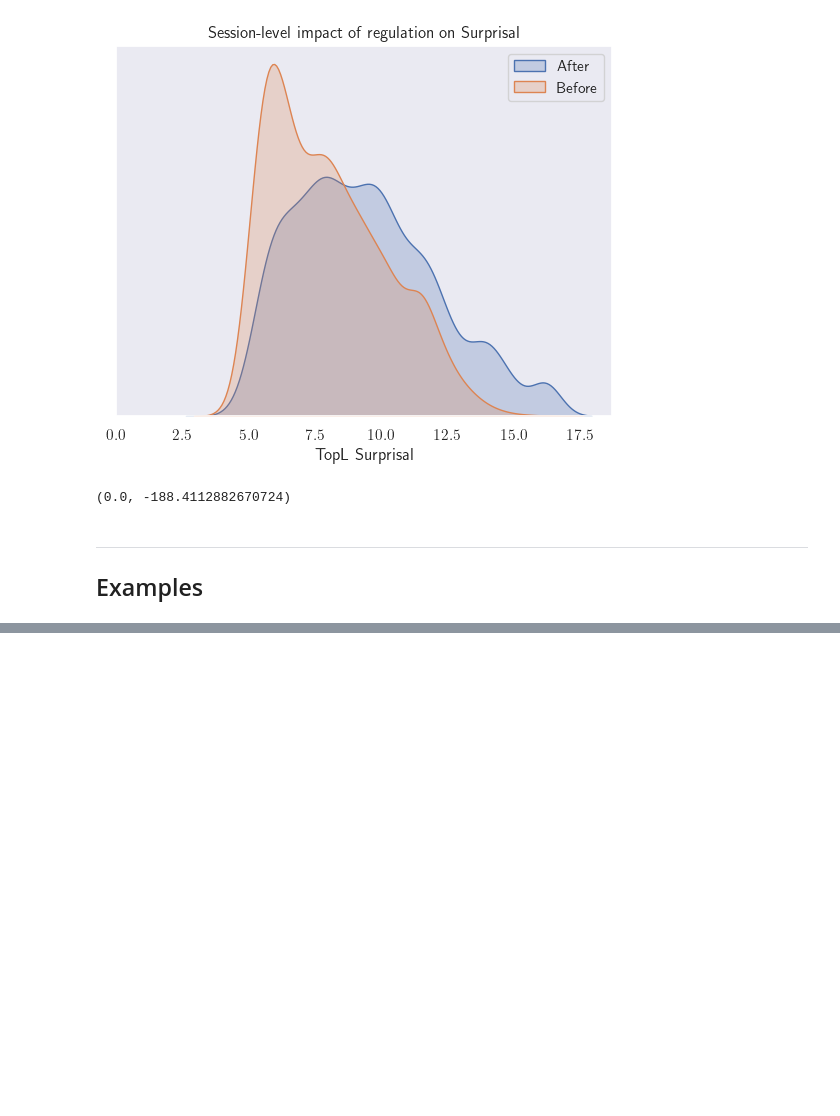
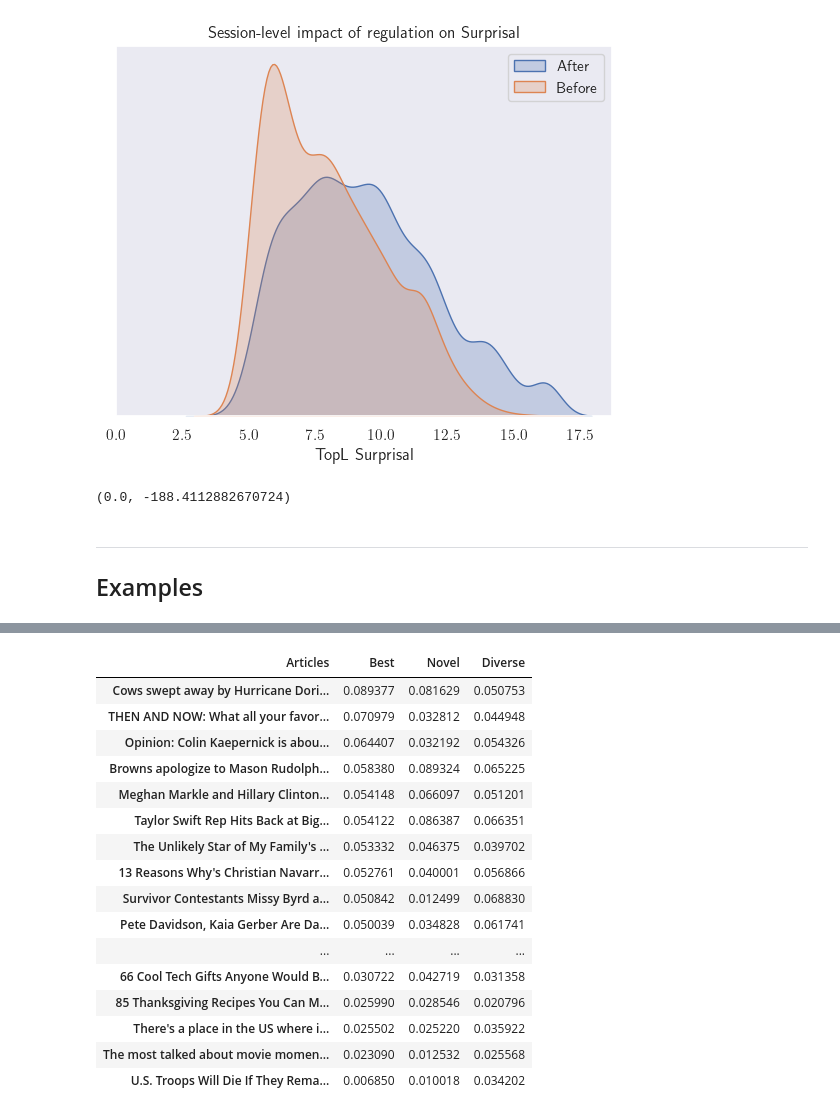
Before and after one commit to JohannesVC/OptimisingBeyondAccuracy, a Jupyter notebook: evaluation.ipynb, the cells around one changed output, grey strips where cells are left out. Saved outputs shown, nothing was run; the diff lists cells and outputs as text; code cells hidden in the pictures; blank space fills up the shorter version.

```diff
--- a/evaluation.ipynb
+++ b/evaluation.ipynb
@@ -1047,0 +1052,33 @@ display_example(2)
+# %%
+# Sense check
+idx = 0
+order = np.argsort(reference_pred, axis=1)[:, ::-1]
+imprs_ranked = np.take(data.test_imprs, order)[idx]
+ranked_recs = [n.decode() for n in data.news_titles.numpy()[imprs_ranked]]
+ranked_recs = [rec[:65] + "..." if len(rec) > 65 else rec for rec in ranked_recs ]
+
+df = pd.DataFrame(
+        {'Best': np.take(reference_pred, order)[idx]   ,
+        'Novel': np.take(best_nov_pred, order)[idx],
+        'Diverse': np.take(best_div_pred, order)[idx]},
+        index=ranked_recs).drop('')
+df.columns.name = 'Articles'
+df.style.text_gradient()
+# %% [output]
+| Articles | Best | Novel | Diverse |
+| Cows swept away by Hurricane Dori... | 0.089377 | 0.081629 | 0.050753 |
+| THEN AND NOW: What all your favor... | 0.070979 | 0.032812 | 0.044948 |
+| Opinion: Colin Kaepernick is abou... | 0.064407 | 0.032192 | 0.054326 |
+| Browns apologize to Mason Rudolph... | 0.058380 | 0.089324 | 0.065225 |
+| Meghan Markle and Hillary Clinton... | 0.054148 | 0.066097 | 0.051201 |
+| Taylor Swift Rep Hits Back at Big... | 0.054122 | 0.086387 | 0.066351 |
+| The Unlikely Star of My Family's ... | 0.053332 | 0.046375 | 0.039702 |
+| 13 Reasons Why's Christian Navarr... | 0.052761 | 0.040001 | 0.056866 |
+| Survivor Contestants Missy Byrd a... | 0.050842 | 0.012499 | 0.068830 |
+| Pete Davidson, Kaia Gerber Are Da... | 0.050039 | 0.034828 | 0.061741 |
+| ... | ... | ... | ... |
+| 66 Cool Tech Gifts Anyone Would B... | 0.030722 | 0.042719 | 0.031358 |
+| 85 Thanksgiving Recipes You Can M... | 0.025990 | 0.028546 | 0.020796 |
+| There's a place in the US where i... | 0.025502 | 0.025220 | 0.035922 |
+| The most talked about movie momen... | 0.023090 | 0.012532 | 0.025568 |
+| U.S. Troops Will Die If They Rema... | 0.006850 | 0.010018 | 0.034202 |
```
Also changed, not shown: parts of 11 cells of this notebook, 3 other files.
